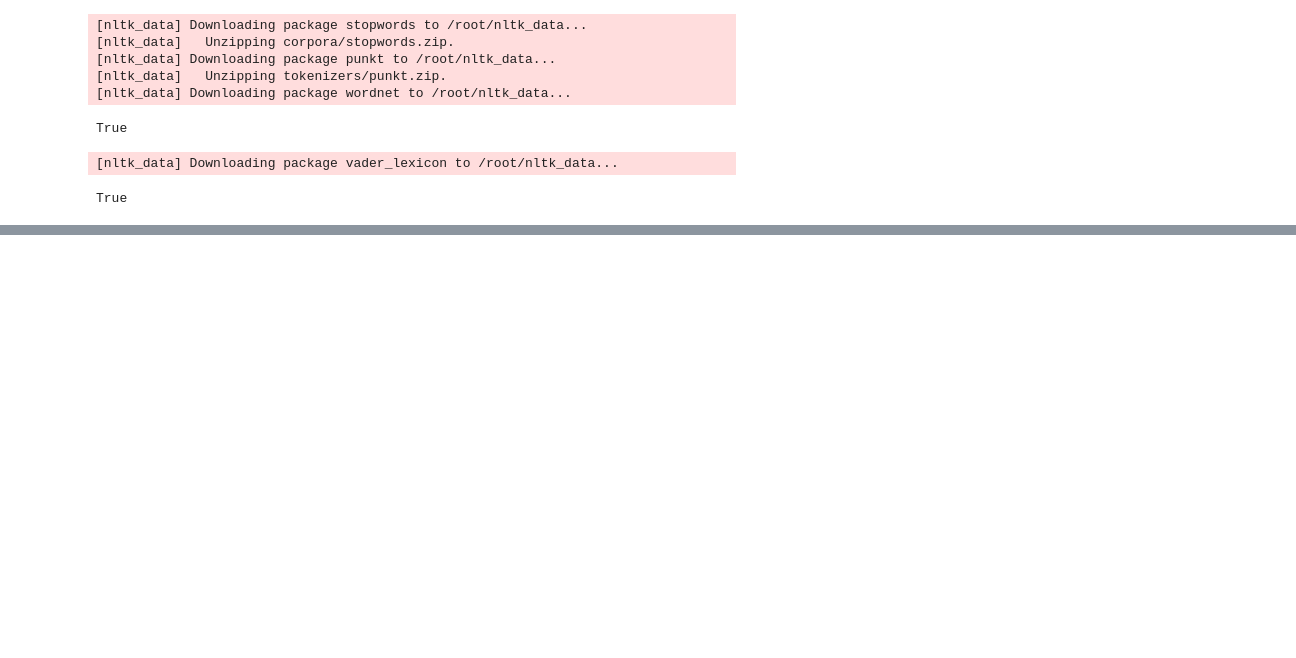
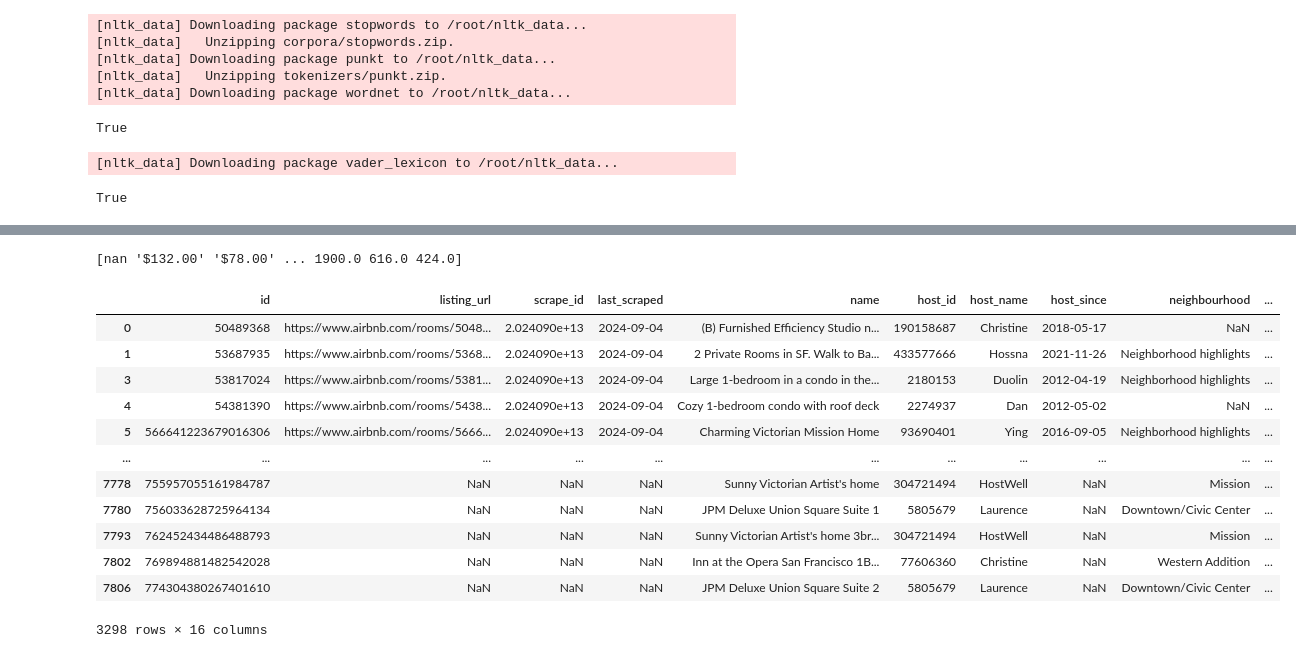
Before and after one commit to g23ai2068/Capstone-Project, a Jupyter notebook: Airbnb_capstone_project_Phase_1.ipynb, the cells around one changed output, grey strips where cells are left out. Drawn from its saved outputs; the diff is of its cells as text; code cells hidden in the pictures; blank space fills up the shorter version.

```diff
--- a/Airbnb_capstone_project_Phase_1.ipynb
+++ b/Airbnb_capstone_project_Phase_1.ipynb
@@ -229,0 +429,4 @@ calender1['price'].head(10)
+# %%
+listin=Total_listing[['id', 'listing_url', 'scrape_id', 'last_scraped', 'name', 'host_id',
+'host_name', 'host_since', 'neighbourhood', 'latitude', 'longitude', 'room_type', 'price',
+'number_of_reviews', 'review_scores_rating', 'instant_bookable']]
@@ -229,0 +533,20 @@ calender1['price'].head(10)
+# %%
+print(listin['price'].unique())
+# %% [output]
+[nan '$132.00' '$78.00' ... 1900.0 616.0 424.0]
+# %%
+listin[listin['price'].isin([nan])]
+# %% [output]
+|  | id | listing_url | scrape_id | last_scraped | name | host_id | host_name | host_since | neighbourhood | ... |
+| 0 | 50489368 | https://www.airbnb.com/rooms/5048... | 2.024090e+13 | 2024-09-04 | (B) Furnished Efficiency Studio n... | 190158687 | Christine | 2018-05-17 | NaN | ... |
+| 1 | 53687935 | https://www.airbnb.com/rooms/5368... | 2.024090e+13 | 2024-09-04 | 2 Private Rooms in SF. Walk to Ba... | 433577666 | Hossna | 2021-11-26 | Neighborhood highlights | ... |
+| 3 | 53817024 | https://www.airbnb.com/rooms/5381... | 2.024090e+13 | 2024-09-04 | Large 1-bedroom in a condo in the... | 2180153 | Duolin | 2012-04-19 | Neighborhood highlights | ... |
+| 4 | 54381390 | https://www.airbnb.com/rooms/5438... | 2.024090e+13 | 2024-09-04 | Cozy 1-bedroom condo with roof deck | 2274937 | Dan | 2012-05-02 | NaN | ... |
+| 5 | 566641223679016306 | https://www.airbnb.com/rooms/5666... | 2.024090e+13 | 2024-09-04 | Charming Victorian Mission Home | 93690401 | Ying | 2016-09-05 | Neighborhood highlights | ... |
+| ... | ... | ... | ... | ... | ... | ... | ... | ... | ... | ... |
+| 7778 | 755957055161984787 | NaN | NaN | NaN | Sunny Victorian Artist's home | 304721494 | HostWell | NaN | Mission | ... |
+| 7780 | 756033628725964134 | NaN | NaN | NaN | JPM Deluxe Union Square Suite 1 | 5805679 | Laurence | NaN | Downtown/Civic Center | ... |
+| 7793 | 762452434486488793 | NaN | NaN | NaN | Sunny Victorian Artist's home 3br... | 304721494 | HostWell | NaN | Mission | ... |
+| 7802 | 769894881482542028 | NaN | NaN | NaN | Inn at the Opera San Francisco 1B... | 77606360 | Christine | NaN | Western Addition | ... |
+| 7806 | 774304380267401610 | NaN | NaN | NaN | JPM Deluxe Union Square Suite 2 | 5805679 | Laurence | NaN | Downtown/Civic Center | ... |
+3298 rows × 16 columns
```
Also changed, not shown: parts of 28 cells of this notebook.
